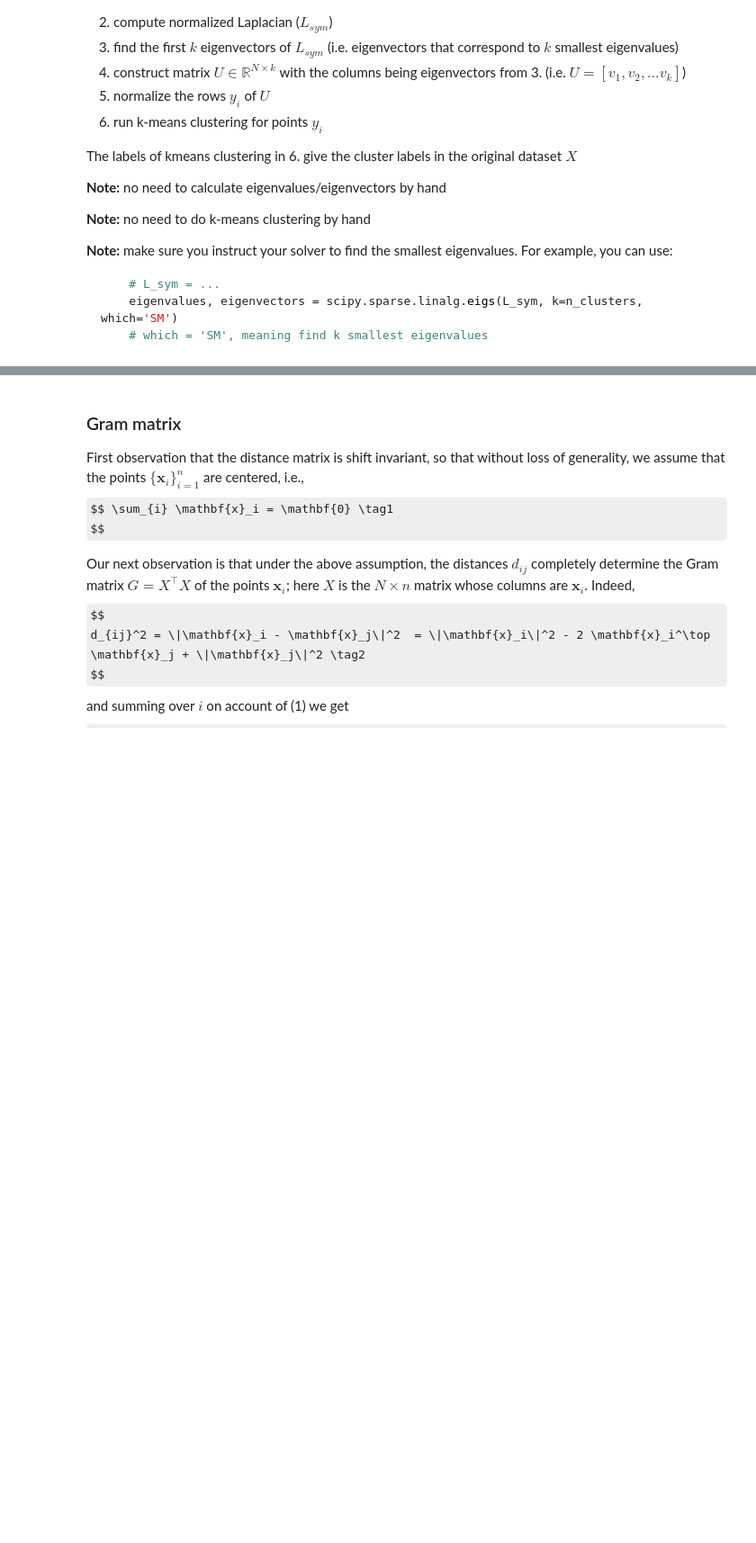
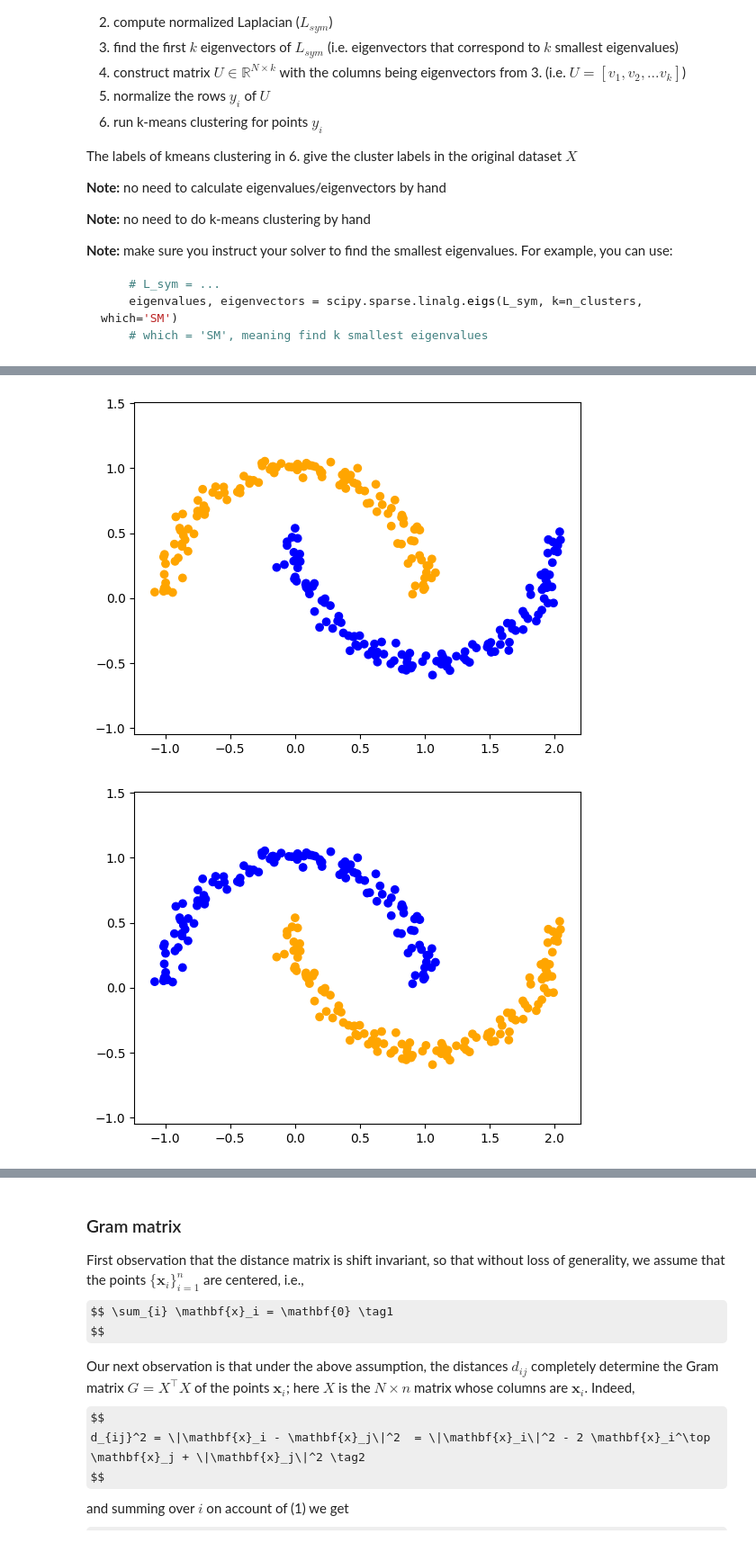
Before and after one commit to artoriusss/ML-projects, a Jupyter notebook: problem_4/hw2-task4-spectral-clustering-MDS-2023.ipynb, the cells around one changed output, grey strips where cells are left out. Shown at 90% size. Saved outputs shown, nothing was run; the diff lists cells and outputs as text; code cells hidden in the pictures; some formulas as TeX source; blank space fills up the shorter version.

```diff
--- a/problem_4/hw2-task4-spectral-clustering-MDS-2023.ipynb
+++ b/problem_4/hw2-task4-spectral-clustering-MDS-2023.ipynb
@@ -330,0 +398,14 @@ raise NotImplementedError
+# %%
+def epsilon_neighbourhood_affinity(X: np.array, epsilon: float) -> np.array:
+    return np.where(np.linalg.norm(X[:, None] - X, axis=-1)**2 <= epsilon, 1, 0)
+# %%
+for epsilon in np.linspace(0,1,5):
+    affinity_fn = lambda x: epsilon_neighbourhood_affinity(X=x, epsilon=epsilon)
+    preds = spectral_clustering(X=X, affinity_fn=affinity_fn, n_clusters=2)
+
+    plt.scatter(X[:,0], X[:,1], c=colors[preds])
+    plt.axis("equal")
+    plt.show()
+# %% [output]
+[figure, added]
+[figure, added]
```
Also changed, not shown: parts of 25 cells of this notebook.
